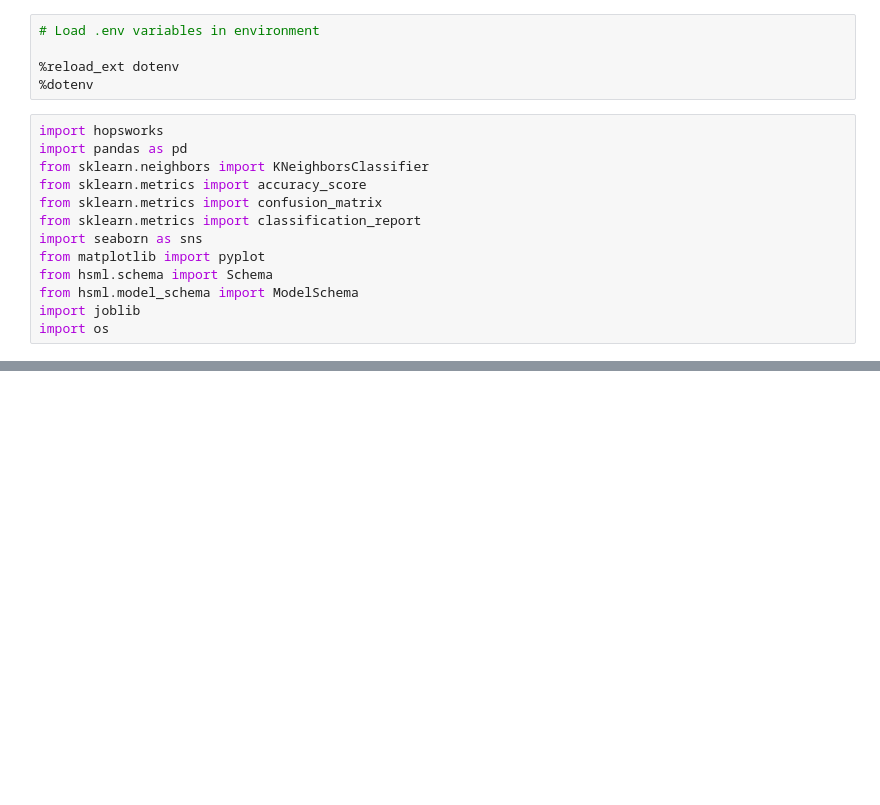
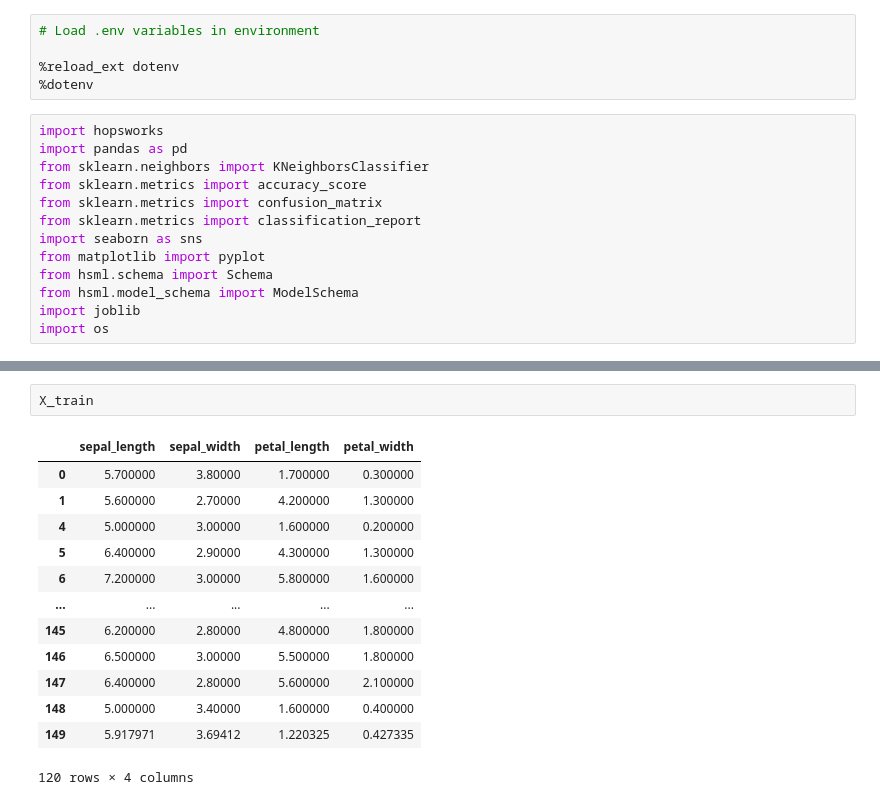
Before and after one commit to GoodOnions/ID2223-Lab1, a Jupyter notebook: iris-training-pipeline.ipynb, the cells around one changed output, grey strips where cells are left out. Drawn from its saved outputs; the diff is of its cells as text; blank space fills up the shorter version.

```diff
--- a/iris-training-pipeline.ipynb
+++ b/iris-training-pipeline.ipynb
@@ -27,0 +52,16 @@ Logged in to project, explore it here https://c.app.hopsworks.ai:443/p/209044
+# %%
+X_train
+# %% [output]
+|  | sepal_length | sepal_width | petal_length | petal_width |
+| 0 | 5.700000 | 3.80000 | 1.700000 | 0.300000 |
+| 1 | 5.600000 | 2.70000 | 4.200000 | 1.300000 |
+| 4 | 5.000000 | 3.00000 | 1.600000 | 0.200000 |
+| 5 | 6.400000 | 2.90000 | 4.300000 | 1.300000 |
+| 6 | 7.200000 | 3.00000 | 5.800000 | 1.600000 |
+| ... | ... | ... | ... | ... |
+| 145 | 6.200000 | 2.80000 | 4.800000 | 1.800000 |
+| 146 | 6.500000 | 3.00000 | 5.500000 | 1.800000 |
+| 147 | 6.400000 | 2.80000 | 5.600000 | 2.100000 |
+| 148 | 5.000000 | 3.40000 | 1.600000 | 0.400000 |
+| 149 | 5.917971 | 3.69412 | 1.220325 | 0.427335 |
+120 rows × 4 columns
```
Also changed, not shown: parts of 8 cells of this notebook, 2 other files.
